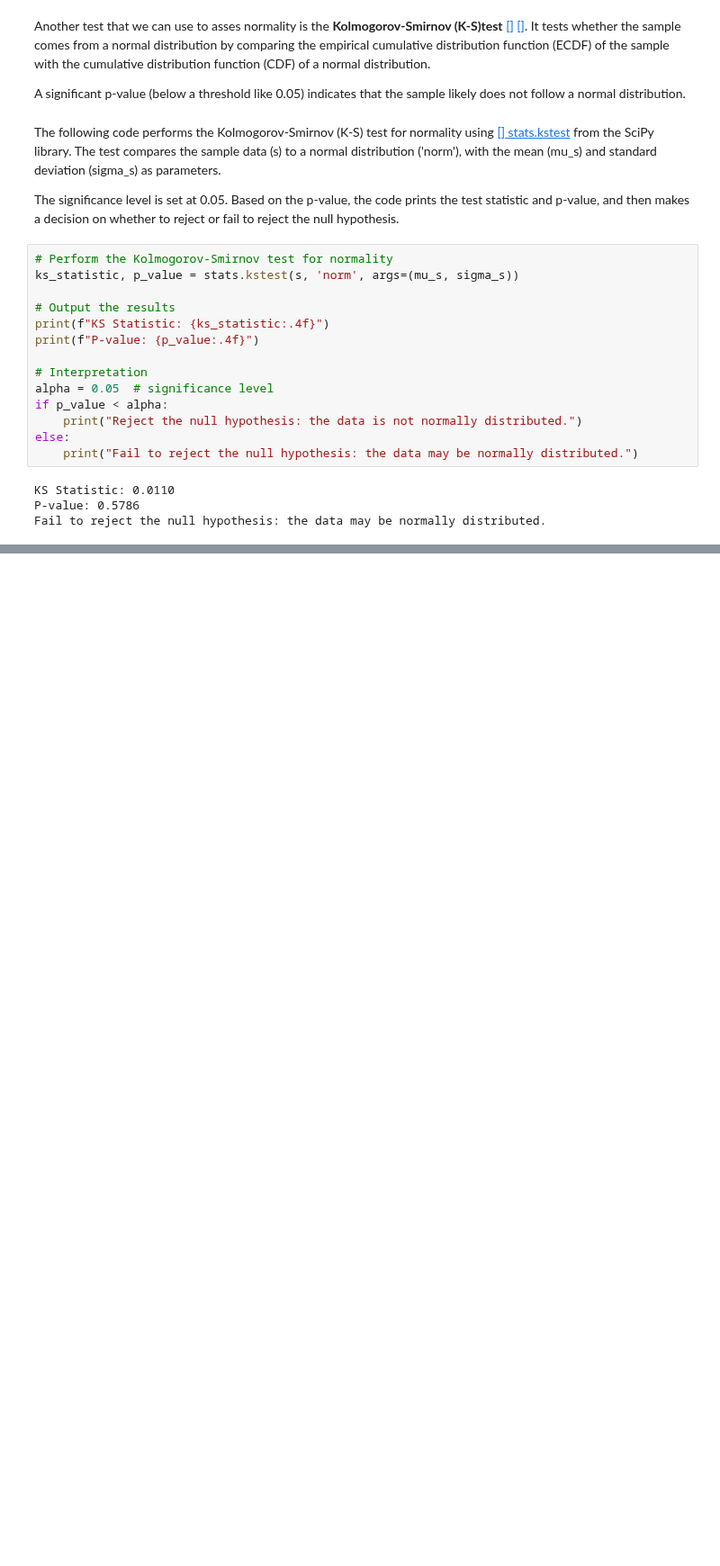
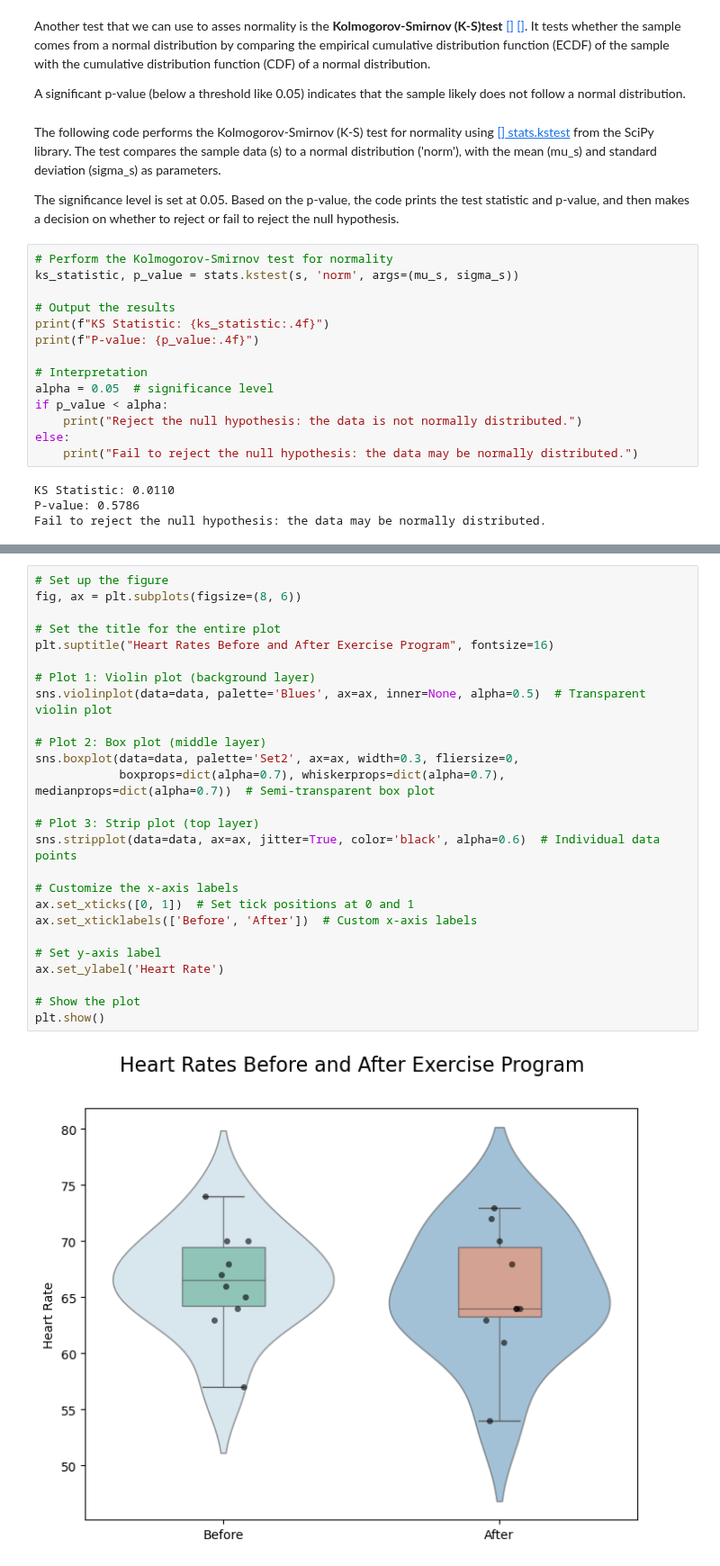
Before and after one commit to Cecilia8989/applied_statistics_assessment, a Jupyter notebook: tasks.ipynb, the cells around one changed output, grey strips where cells are left out. Shown at 90% size. Drawn from its saved outputs; the diff is of its cells as text; blank space fills up the shorter version.

```diff
--- a/tasks.ipynb
+++ b/tasks.ipynb
@@ -515,0 +611,28 @@ Fail to reject the null hypothesis: the data may be normally distributed.
+# %%
+# Set up the figure
+fig, ax = plt.subplots(figsize=(8, 6))
+
+# Set the title for the entire plot
+plt.suptitle("Heart Rates Before and After Exercise Program", fontsize=16)
+
+# Plot 1: Violin plot (background layer)
+sns.violinplot(data=data, palette='Blues', ax=ax, inner=None, alpha=0.5)  # Transparent violin plot
+
+# Plot 2: Box plot (middle layer)
+sns.boxplot(data=data, palette='Set2', ax=ax, width=0.3, fliersize=0,
+            boxprops=dict(alpha=0.7), whiskerprops=dict(alpha=0.7), medianprops=dict(alpha=0.7))  # Semi-transparent box plot
+
+# Plot 3: Strip plot (top layer)
+sns.stripplot(data=data, ax=ax, jitter=True, color='black', alpha=0.6)  # Individual data points
+
+# Customize the x-axis labels
+ax.set_xticks([0, 1])  # Set tick positions at 0 and 1
+ax.set_xticklabels(['Before', 'After'])  # Custom x-axis labels
+
+# Set y-axis label
+ax.set_ylabel('Heart Rate')
+
+# Show the plot
+plt.show()
+# %% [output]
+[figure, added]
```
Also changed, not shown: parts of 7 cells of this notebook.
